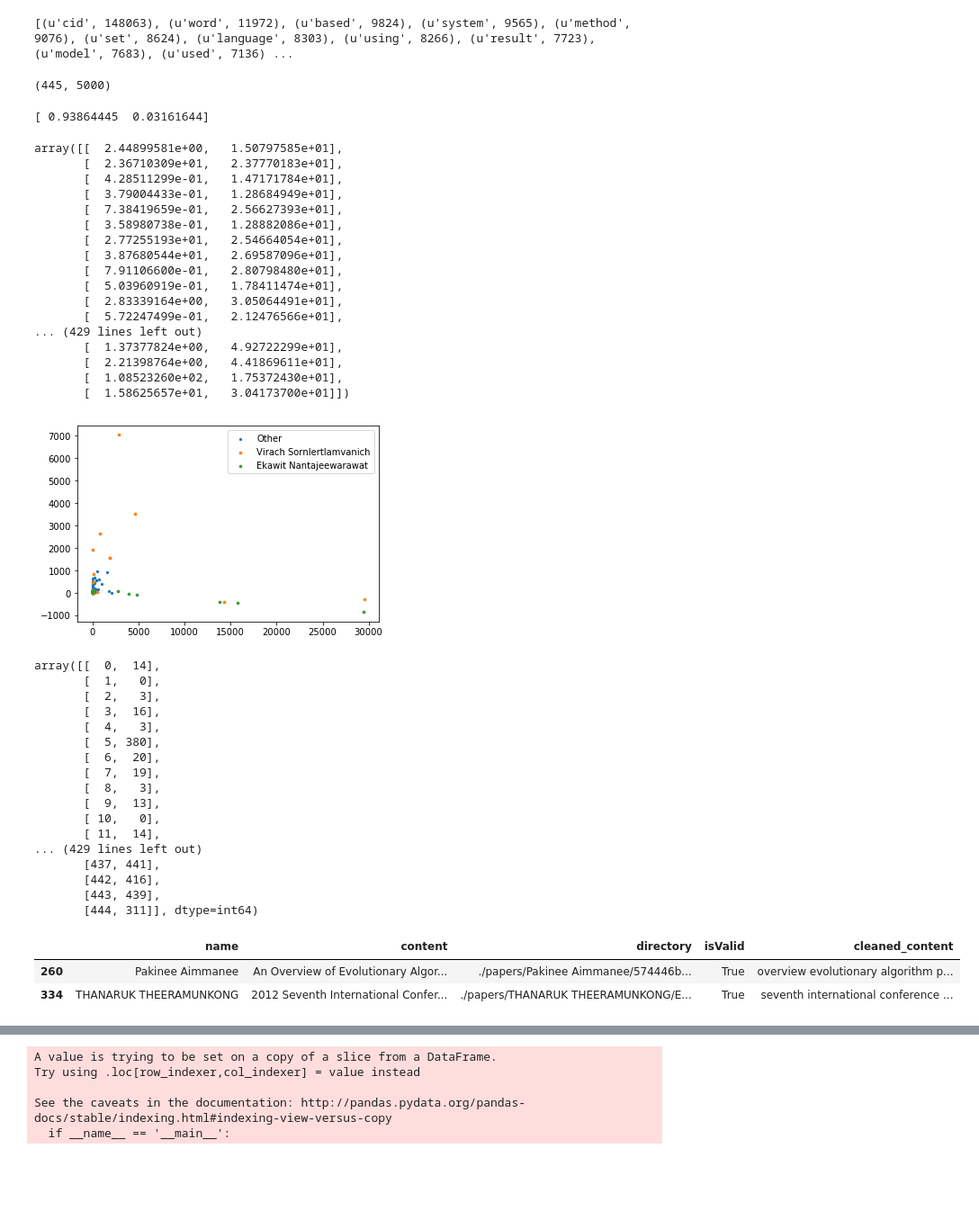
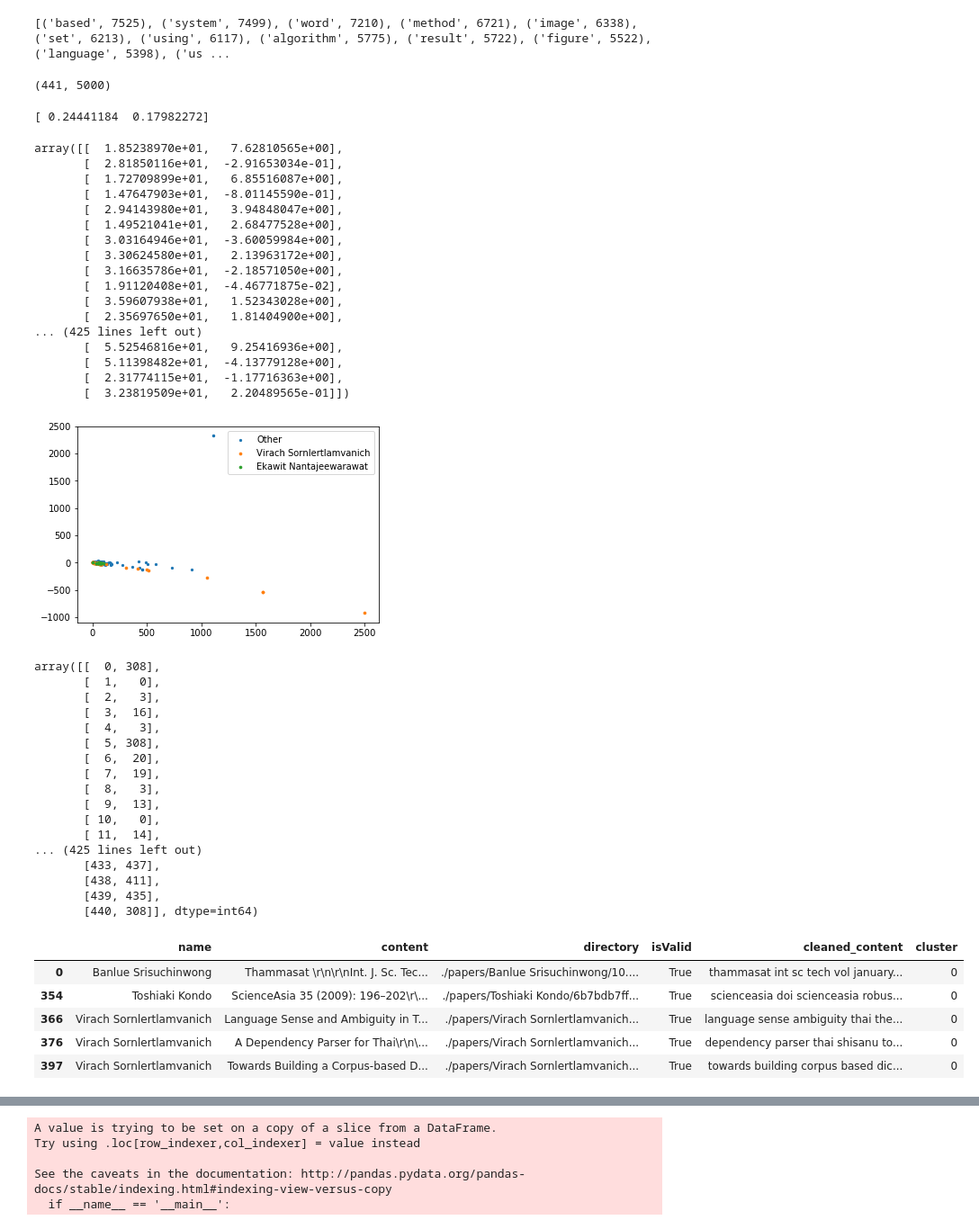
Before and after one commit to Teerapat12/NLPLab, a Jupyter notebook: PdfPaper Analytics.ipynb, the cells around one changed output, grey strips where cells are left out. Shown at 90% size. Cells and saved outputs as stored; diff of their text form; code cells hidden in the pictures; blank space fills up the shorter version.

```diff
--- a/PdfPaper Analytics.ipynb
+++ b/PdfPaper Analytics.ipynb
@@ -79,4 +84,2 @@ def read_all_pdf(files):
 # %%
-paper_df = read_all_pdf(files)
-paper_df['dir'] = files
-paper_df.to_csv('paper_content.csv',index=False ,encoding="utf-8")
+paper_df = pd.read_csv('../dataset/paper_content.csv',encoding='utf-8')
@@ -169,6 +153,7 @@ def content_to_words( paper_content ):
     # 4. In Python, searching a set is much faster than searching
     #   a list, so convert the stop words to a set
     stops = set(stopwords.words("english"))
+    stops.add('cid')
     #
     # 5. Remove stop words
     meaningful_words = [w for w in words if not w in stops]
@@ -181,6 +166,7 @@ def content_to_words( paper_content ):
     # and return the result.
     return( " ".join( meaningful_words ))
 words = content_to_words('testing to convert and also cleaning. Yeah')
+print(words)
 # %%
 #Cleaning all of the content csv
 start = timeit.default_timer()
@@ -233,13 +222,13 @@ Creating the bag of words...
 # %%
 freqs = [(word, train_data_features.getcol(idx).sum()) for word, idx in vectorizer.vocabulary_.items()]
 #sort from largest to smallest
-print sorted (freqs, key = lambda x: -x[1])
+print(sorted(freqs, key = lambda x: -x[1]))
 # %% [output]
-[(u'cid', 148063), (u'word', 11972), (u'based', 9824), (u'system', 9565), (u'method', 9076), (u'set', 8624), (u'language', 8303), (u'using', 8266), (u'result', 7723), (u'model', 7683), (u'used', 7136) ...
+[('based', 7525), ('system', 7499), ('word', 7210), ('method', 6721), ('image', 6338), ('set', 6213), ('using', 6117), ('algorithm', 5775), ('result', 5722), ('figure', 5522), ('language', 5398), ('us ...
 # %%
 train_data_features.shape
 # %% [output]
-(445, 5000)
+(441, 5000)
 # %%
 from sklearn.decomposition import TruncatedSVD
 svd = TruncatedSVD(n_components=2, n_iter=450, random_state=42)
@@ -247,27 +236,27 @@ reduced_X = svd.fit_transform(train_data_features)
 # %%
 print(svd.explained_variance_ratio_)
 # %% [output]
-[ 0.93864445  0.03161644]
+[ 0.24441184  0.17982272]
 # %%
 reduced_X
 # %% [output]
-array([[  2.44899581e+00,   1.50797585e+01],
-       [  2.36710309e+01,   2.37770183e+01],
-       [  4.28511299e-01,   1.47171784e+01],
-       [  3.79004433e-01,   1.28684949e+01],
-       [  7.38419659e-01,   2.56627393e+01],
-       [  3.58980738e-01,   1.28882086e+01],
-       [  2.77255193e+01,   2.54664054e+01],
-       [  3.87680544e+01,   2.69587096e+01],
-       [  7.91106600e-01,   2.80798480e+01],
-       [  5.03960919e-01,   1.78411474e+01],
-       [  2.83339164e+00,   3.05064491e+01],
-       [  5.72247499e-01,   2.12476566e+01],
-... (429 lines left out)
-       [  1.37377824e+00,   4.92722299e+01],
-       [  2.21398764e+00,   4.41869611e+01],
-       [  1.08523260e+02,   1.75372430e+01],
-       [  1.58625657e+01,   3.04173700e+01]])
+array([[  1.85238970e+01,   7.62810565e+00],
+       [  2.81850116e+01,  -2.91653034e-01],
+       [  1.72709899e+01,   6.85516087e+00],
+       [  1.47647903e+01,  -8.01145590e-01],
+       [  2.94143980e+01,   3.94848047e+00],
+       [  1.49521041e+01,   2.68477528e+00],
+       [  3.03164946e+01,  -3.60059984e+00],
+       [  3.30624580e+01,   2.13963172e+00],
+       [  3.16635786e+01,  -2.18571050e+00],
+       [  1.91120408e+01,  -4.46771875e-02],
+       [  3.59607938e+01,   1.52343028e+00],
+       [  2.35697650e+01,   1.81404900e+00],
+... (425 lines left out)
+       [  5.52546816e+01,   9.25416936e+00],
+       [  5.11398482e+01,  -4.13779128e+00],
+       [  2.31774115e+01,  -1.17716363e+00],
+       [  3.23819509e+01,   2.20489565e-01]])
 # %%
 # get the indices where data is 1
 def focus_professor(names):
@@ -284,7 +273,7 @@ def focus_professor(names):
     plt.show()
 focus_professor(['Virach Sornlertlamvanich','Ekawit Nantajeewarawat'])
 # %% [output]
-[figure, old version]
+[figure, new version]
 # %%
 from sklearn.neighbors import NearestNeighbors
 import numpy as np
@@ -293,27 +282,30 @@ distances, indices = nbrs.kneighbors(train_data_features)
 # %%
 indices
 # %% [output]
-array([[  0,  14],
+array([[  0, 308],
        [  1,   0],
        [  2,   3],
        [  3,  16],
        [  4,   3],
-       [  5, 380],
+       [  5, 308],
        [  6,  20],
        [  7,  19],
        [  8,   3],
        [  9,  13],
        [ 10,   0],
        [ 11,  14],
-... (429 lines left out)
-       [437, 441],
-       [442, 416],
-       [443, 439],
-       [444, 311]], dtype=int64)
+... (425 lines left out)
+       [433, 437],
+       [438, 411],
+       [439, 435],
+       [440, 308]], dtype=int64)
 # %%
-cleaned_papers_pdf.iloc[[251,323]] #This were the same paper XD. But just from difference professor.
+cleaned_papers_pdf.ix[indices[0]] #Example of 1 pair
 #Maybe we will can find duplication from 2-KNN
 # %% [output]
-|  | name | content | directory | isValid | cleaned_content |
-| 260 | Pakinee Aimmanee | An Overview of Evolutionary Algor... | ./papers/Pakinee Aimmanee/574446b... | True | overview evolutionary algorithm p... |
-| 334 | THANARUK THEERAMUNKONG | 2012 Seventh International Confer... | ./papers/THANARUK THEERAMUNKONG/E... | True | seventh international conference ... |
+|  | name | content | directory | isValid | cleaned_content | cluster |
+| 0 | Banlue Srisuchinwong | Thammasat \r\n\r\nInt. J. Sc. Tec... | ./papers/Banlue Srisuchinwong/10.... | True | thammasat int sc tech vol january... | 0 |
+| 354 | Toshiaki Kondo | ScienceAsia 35 (2009): 196–202\r\... | ./papers/Toshiaki Kondo/6b7bdb7ff... | True | scienceasia doi scienceasia robus... | 0 |
+| 366 | Virach Sornlertlamvanich | Language Sense and Ambiguity in T... | ./papers/Virach Sornlertlamvanich... | True | language sense ambiguity thai the... | 0 |
+| 376 | Virach Sornlertlamvanich | A Dependency Parser for Thai\r\n\... | ./papers/Virach Sornlertlamvanich... | True | dependency parser thai shisanu to... | 0 |
+| 397 | Virach Sornlertlamvanich | Towards Building a Corpus-based D... | ./papers/Virach Sornlertlamvanich... | True | towards building corpus based dic... | 0 |
```
Also changed, not shown: parts of 31 cells of this notebook.
